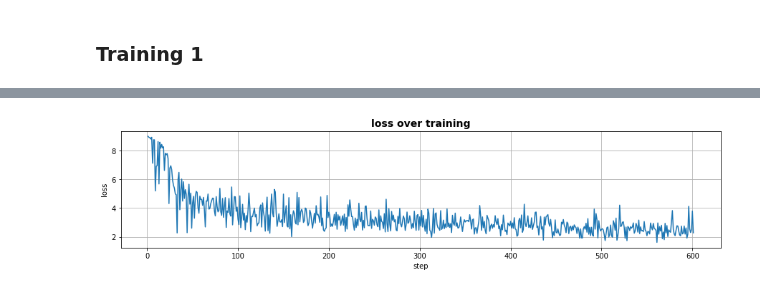
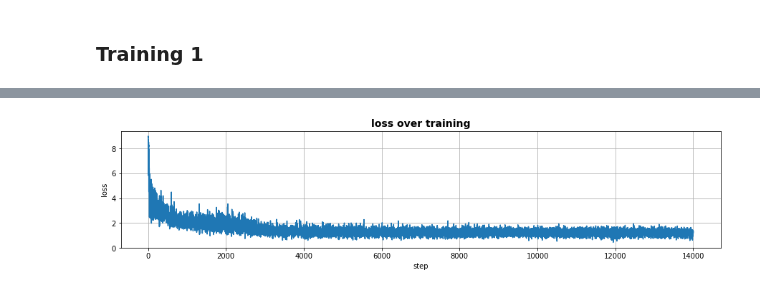
Before and after one commit to felipessalvatore/ContraQA, a Jupyter notebook: translate_attention_b3.ipynb, the cells around one changed output, grey strips where cells are left out. Drawn from its saved outputs; the diff is of its cells as text; code cells hidden in the pictures.

```diff
--- a/translate_attention_b3.ipynb
+++ b/translate_attention_b3.ipynb
@@ -321,7 +321,7 @@ class EncoderRNN(nn.Module):
     def initHidden(self):
         return torch.zeros(1, 1, self.hidden_size, device=device)
 # %%
-hidden_size = 10
+hidden_size = 12
 eng_enc_v_size = input_lang.n_words
 eng_dec_v_size = output_lang.n_words
 # %%
@@ -796,23 +758,12 @@ save_translation(training_pairs_A[0:3],
 # %%
 hidden_size = 256
 encoder1 = EncoderRNN(input_lang.n_words, hidden_size).to(device)
-attn_decoder1 = AttnDecoderRNN(hidden_size, output_lang.n_words, dropout_p=0.1)
-
-# trainIters(encoder=encoder1,
-#            decoder=attn_decoder1,
-#            n_iters=75000,
-#            status_every=5000,
-#            pairs=training_pairs_A,
-#            valid_pairs=valid_pairs_A,
-#            encoder_path="b3_encoder1_att.pkl",
-#            decoder_path="b3_decoder1_att.pkl")
-
-
+attn_decoder1 = AttnDecoderRNN(hidden_size, output_lang.n_words, dropout_p=0.1).to(device)
 
 trainIters(encoder=encoder1,
            decoder=attn_decoder1,
-           n_iters=700,
-           status_every=100,
+           n_iters=15000,
+           status_every=1000,
            pairs=training_pairs_A,
            valid_pairs=valid_pairs_A,
            encoder_path="b3_encoder1_att.pkl",
@@ -838 +789 @@ time in 100 steps: 0m 13s
-[figure, old version]
+[figure, new version]
```
Also changed, not shown: parts of 26 cells of this notebook, 1 other file.
